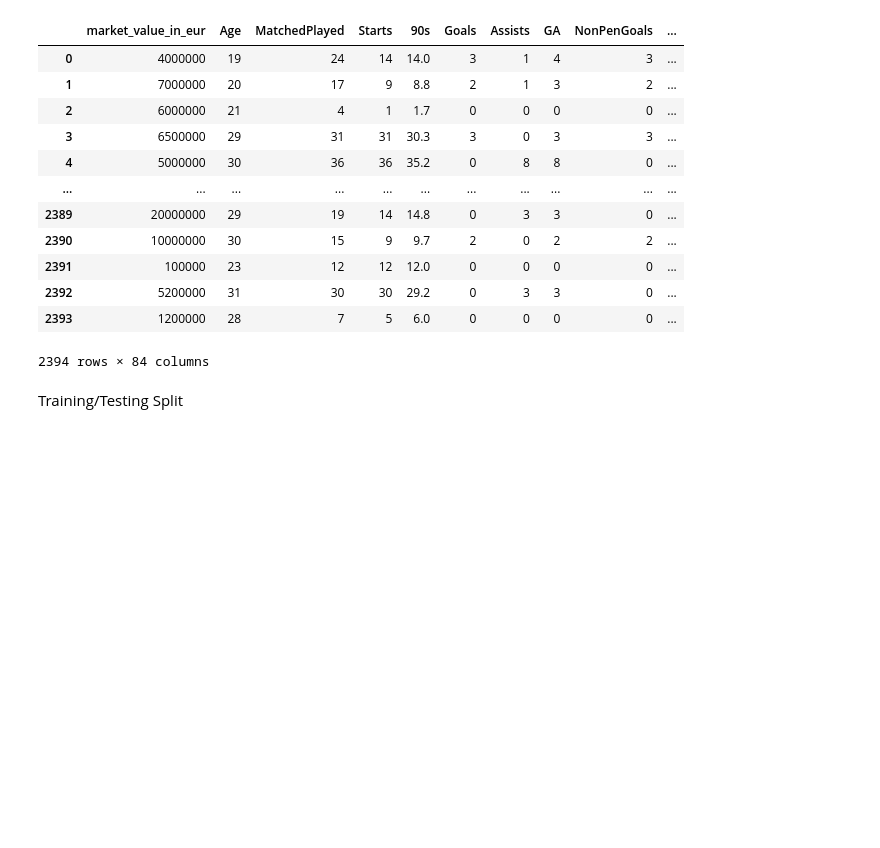
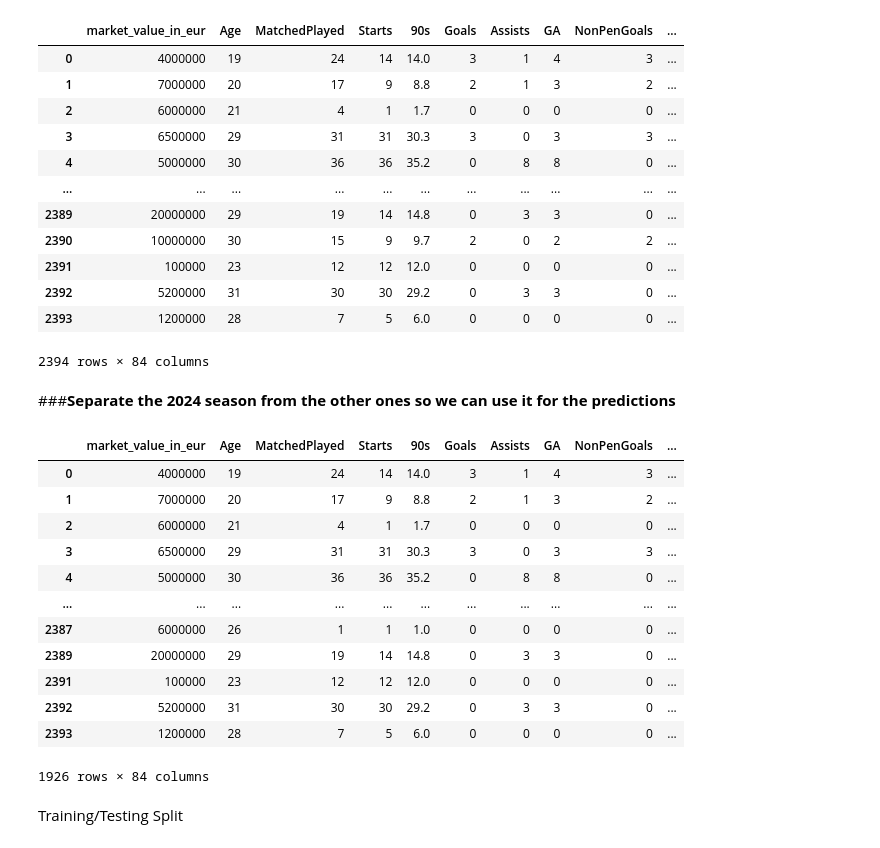
Before and after one commit to JackBenadon/DS440-Project, a Jupyter notebook: DS440_Pre_Processing.ipynb, the cells around one changed output. Cells and saved outputs as stored; diff of their text form; code cells hidden in the pictures; blank space fills up the shorter version.

```diff
--- a/DS440_Pre_Processing.ipynb
+++ b/DS440_Pre_Processing.ipynb
@@ -432,3 +432,5 @@ total_table_df
 | 2392 | 5200000 | 31 | 30 | 30 | 29.2 | 0 | 3 | 3 | 0 | ... |
 | 2393 | 1200000 | 28 | 7 | 5 | 6.0 | 0 | 0 | 0 | 0 | ... |
 2394 rows × 84 columns
+# %% [markdown]
+###**Separate the 2024 season from the other ones so we can use it for the predictions**
@@ -435,3 +440,21 @@ total_table_df
+# %%
+#removes the data that is in pred_data from total_table_df since we don't want to overfit the model
+total_table_df = total_table_df[total_table_df['season_id'] != 5]
+total_table_df
+# %% [output]
+|  | market_value_in_eur | Age | MatchedPlayed | Starts | 90s | Goals | Assists | GA | NonPenGoals | ... |
+| 0 | 4000000 | 19 | 24 | 14 | 14.0 | 3 | 1 | 4 | 3 | ... |
+| 1 | 7000000 | 20 | 17 | 9 | 8.8 | 2 | 1 | 3 | 2 | ... |
+| 2 | 6000000 | 21 | 4 | 1 | 1.7 | 0 | 0 | 0 | 0 | ... |
+| 3 | 6500000 | 29 | 31 | 31 | 30.3 | 3 | 0 | 3 | 3 | ... |
+| 4 | 5000000 | 30 | 36 | 36 | 35.2 | 0 | 8 | 8 | 0 | ... |
+| ... | ... | ... | ... | ... | ... | ... | ... | ... | ... | ... |
+| 2387 | 6000000 | 26 | 1 | 1 | 1.0 | 0 | 0 | 0 | 0 | ... |
+| 2389 | 20000000 | 29 | 19 | 14 | 14.8 | 0 | 3 | 3 | 0 | ... |
+| 2391 | 100000 | 23 | 12 | 12 | 12.0 | 0 | 0 | 0 | 0 | ... |
+| 2392 | 5200000 | 31 | 30 | 30 | 29.2 | 0 | 3 | 3 | 0 | ... |
+| 2393 | 1200000 | 28 | 7 | 5 | 6.0 | 0 | 0 | 0 | 0 | ... |
+1926 rows × 84 columns
 # %% [markdown]
 Training/Testing Split
 # %%
```
Also changed, not shown: parts of 27 cells of this notebook.
